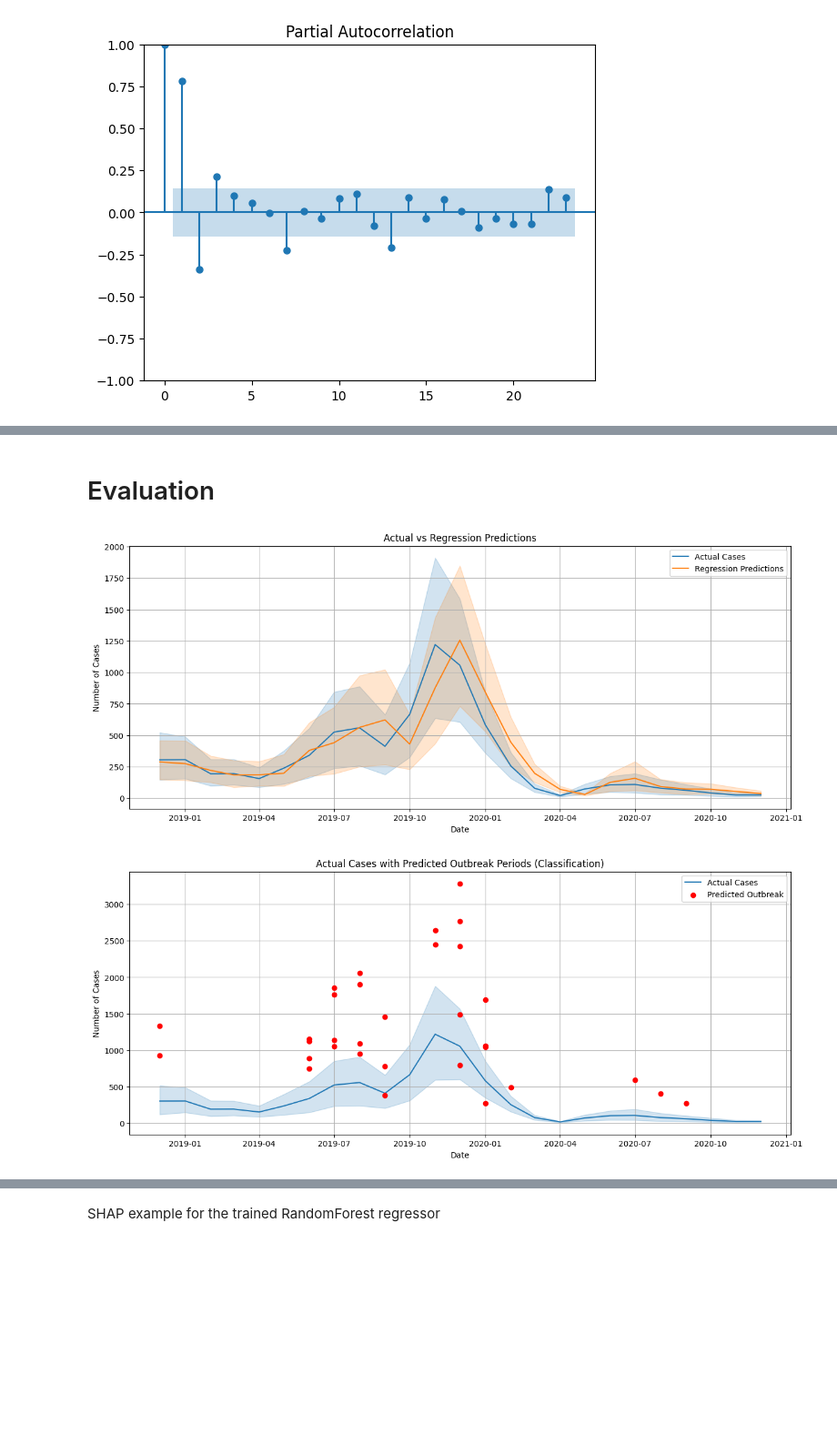
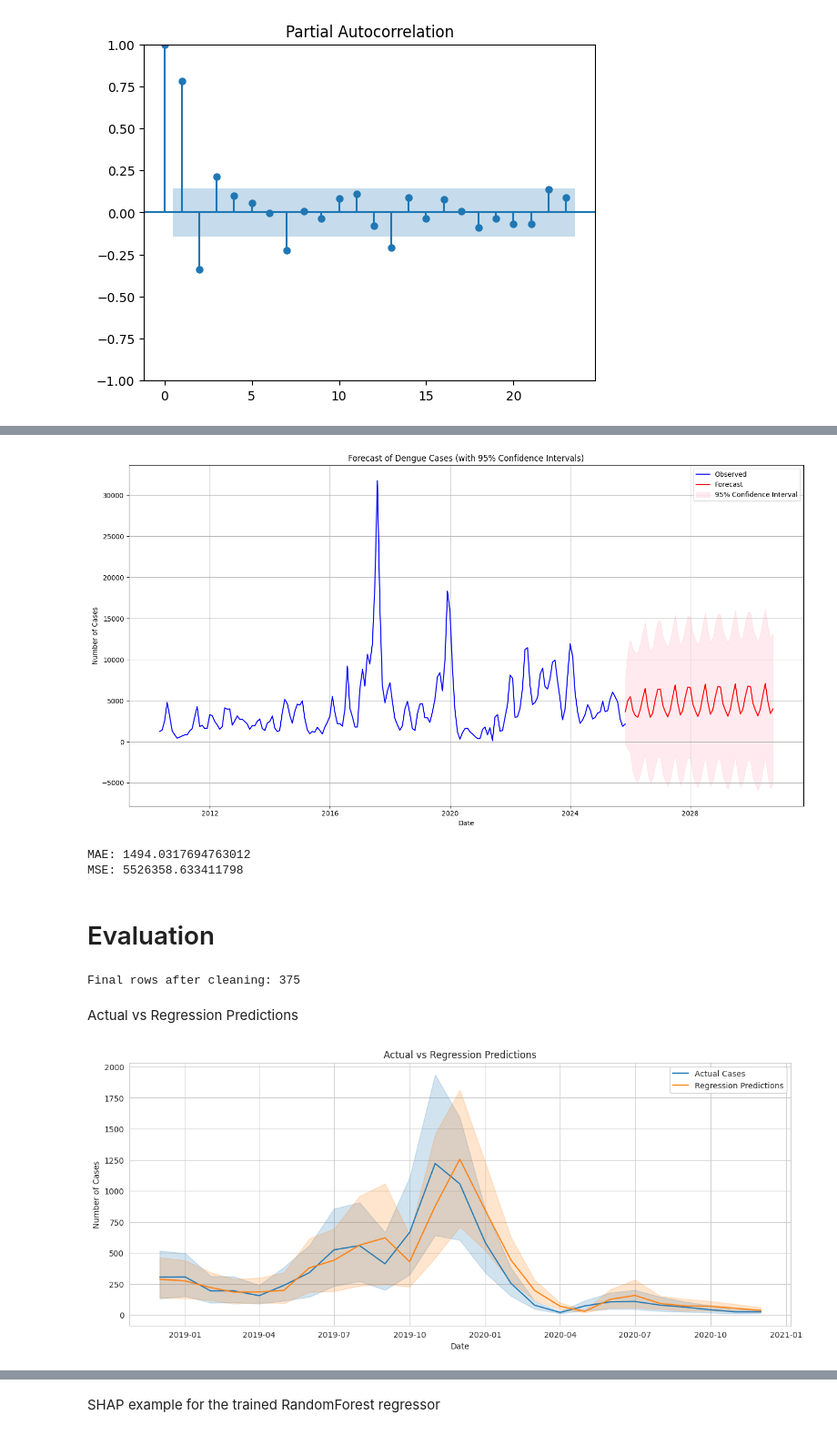
Before and after one commit to AkithaPasandul/Dengue-Outbreak-Prediction-Sri-lanka, a Jupyter notebook: dengue_analysis_and_prediction.ipynb, the cells around one changed output, grey strips where cells are left out. Shown at 91% size. Cells and saved outputs as stored; diff of their text form; code cells hidden in the pictures; blank space fills up the shorter version.

```diff
--- a/dengue_analysis_and_prediction.ipynb
+++ b/dengue_analysis_and_prediction.ipynb
@@ -475,0 +440,11 @@ MSE: 12341803.043733304
+# %%
+# Extend exogenous variables with average or trend values
+future_exog = pd.DataFrame({
+    'rainfall_mm': [exog['rainfall_mm'].mean()] * forecast_periods,
+    'temp_avg_c': [exog['temp_avg_c'].mean()] * forecast_periods
+}, index=pd.date_range(start=monthly_cases.index[-1] + pd.offsets.MonthBegin(1), periods=forecast_periods, freq='MS'
+))
+# %%
+pred = results.get_forecast(steps=forecast_periods, exog=future_exog)
+pred_mean = pred.predicted_mean
+pred_ci = pred.conf_int()
@@ -476,2 +458,29 @@ MSE: 12341803.043733304
+# %%
+plt.figure(figsize=(15, 8))
+plt.plot(monthly_cases['cases'], label='Observed', color='blue')
+plt.plot(forecast_index, pred_mean, label='Forecast', color='red')
+plt.fill_between(
+    forecast_index,
+    pred_ci.iloc[:, 0],
+    pred_ci.iloc[:, 1],
+    color='pink',
+    alpha=0.3,
+    label='95% Confidence Interval'
+)
+plt.title("Forecast of Dengue Cases (with 95% Confidence Intervals)")
+plt.xlabel("Date")
+plt.ylabel("Number of Cases")
+plt.legend()
+plt.grid(True)
+plt.tight_layout()
+plt.show()
+# %% [output]
+[figure, added]
+# %%
+print("MAE:", mean_absolute_error(monthly_cases['cases'], results.fittedvalues))
+print("MSE:", mean_squared_error(monthly_cases['cases'], results.fittedvalues))
+# %% [output]
+MAE: 1494.0317694763012
+MSE: 5526358.633411798
 # %% [markdown]
 # Evaluation
@@ -478,36 +493,26 @@ MSE: 12341803.043733304
+# %%
+test_combined['date'] = pd.to_datetime(test_combined['date'], errors='coerce')
+cols = ['cases', 'regression_pred', 'classification_pred_proba']
+for c in cols:
+    test_combined[c] = pd.to_numeric(test_combined[c], errors='coerce')
+
+test_combined.dropna(subset=cols, inplace=True)
+test_combined.sort_values('date', inplace=True)
+
+print("Final rows after cleaning:", len(test_combined))
+# %% [output]
+Final rows after cleaning: 375
+# %% [markdown]
+Actual vs Regression Predictions
 # %%
-# Combine test data with predictions for plotting
-test_combined = test.copy()
-test_combined['regression_pred'] = pred
-test_combined['classification_pred_proba'] = proba
-test_combined['classification_pred_class'] = pred_c
-
-# Sort by date for plotting
-test_combined.sort_values('date', inplace=True)
-
-# Actual vs Regression Predictions
 plt.figure(figsize=(15, 6))
 sns.lineplot(x='date', y='cases', data=test_combined, label='Actual Cases')
 sns.lineplot(x='date', y='regression_pred', data=test_combined, label='Regression Predictions')
 plt.title('Actual vs Regression Predictions')
 plt.xlabel('Date')
 plt.ylabel('Number of Cases')
 plt.legend()
 plt.grid(True)
 plt.show()
-
-# Actual Cases with Classification Predictions
-plt.figure(figsize=(15, 6))
-sns.lineplot(x='date', y='cases', data=test_combined, label='Actual Cases')
-outbreak_dates = test_combined[test_combined['classification_pred_class'] == 1]['date']
-outbreak_cases = test_combined[test_combined['classification_pred_class'] == 1]['cases']
-plt.scatter(outbreak_dates, outbreak_cases, color='red', label='Predicted Outbreak', zorder=5)
-plt.title('Actual Cases with Predicted Outbreak Periods (Classification)')
-plt.xlabel('Date')
-plt.ylabel('Number of Cases')
-plt.legend()
-plt.grid(True)
-plt.show()
 # %% [output]
-[figure, old version]
+[figure, new version]
-[figure, removed]
```
Also changed, not shown: parts of 23 cells of this notebook.
